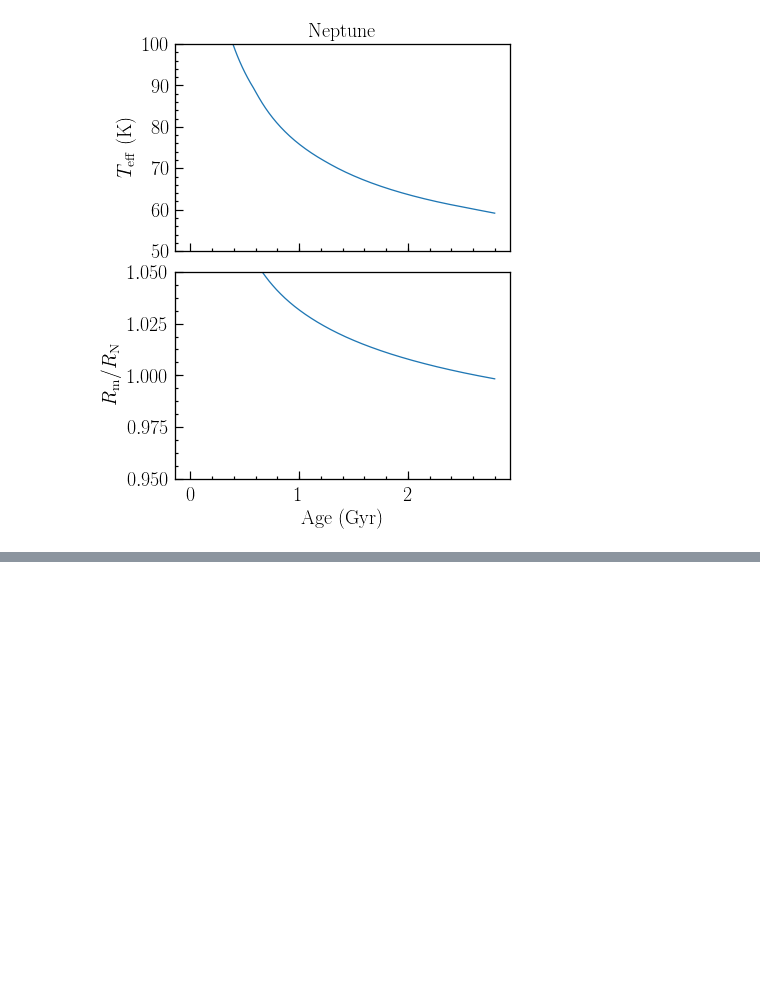
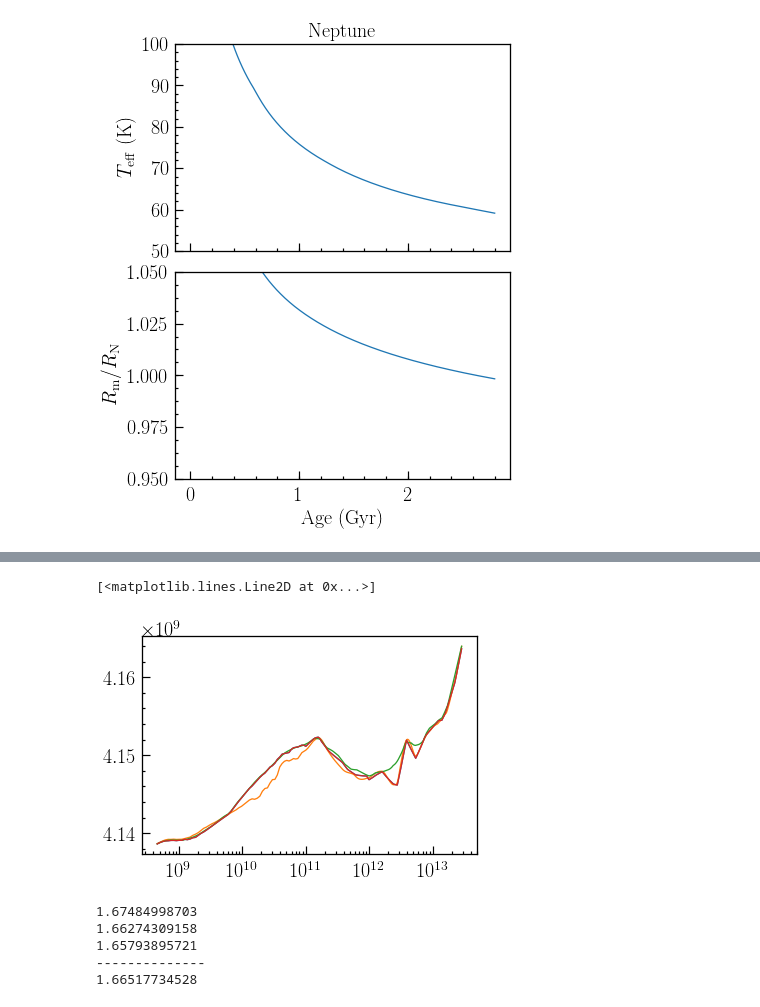
Before and after one commit to chkvch/ongp, a Jupyter notebook: un_test_suite.ipynb, the cells around one changed output, grey strips where cells are left out. Cells and saved outputs as stored; diff of their text form; code cells hidden in the pictures; blank space fills up the shorter version.

```diff
--- a/un_test_suite.ipynb
+++ b/un_test_suite.ipynb
@@ -180,0 +267,69 @@ Text(0.5,1,'Neptune')
+# %%
+import scipy.interpolate
+#    griddata
+#    LinearNDInterpolator
+#    NearestNDInterpolator
+#    CloughTocher2DInterpolator
+#    Rbf
+#    interp2d
+
+import reos_rhot
+_ = reos_rhot.eos()
+logp = np.log10(_.data['p'])
+logt = np.log10(_.data['t'])
+logs = np.log10(_.data['s'])
+
+a = scipy.interpolate.LinearNDInterpolator(np.array([logp, logt]).T, logs)
+b = scipy.interpolate.CloughTocher2DInterpolator(np.array([logp, logt]).T, logs)
+
+# 'multiquadric': sqrt((r/self.epsilon)**2 + 1)
+# 'inverse': 1.0/sqrt((r/self.epsilon)**2 + 1)
+# 'gaussian': exp(-(r/self.epsilon)**2)
+# 'linear': r
+# 'cubic': r**3
+# 'quintic': r**5
+# 'thin_plate': r**2 * log(r)
+
+# c = scipy.interpolate.Rbf(logp, logt, logs)
+# d = scipy.interpolate.Rbf(logp, logt, logs, function='gaussian')
+# e = scipy.interpolate.Rbf(logp, logt, logs, function='linear')
+
+# c = scipy.interpolate.interp2d(_.data['p'], _.data['t'], _.data['s'], kind='linear')
+# d = scipy.interpolate.interp2d(_.data['p'], _.data['t'], _.data['s'], kind='cubic')
+# e = scipy.interpolate.interp2d(_.data['p'], _.data['t'], _.data['s'], kind='quintic')
+
+# see what the entropy values are along a jupiter H/He adiabat
+
+plt.semilogx(j.p, 10**a(np.log10(j.p), np.log10(j.t)))
+plt.semilogx(j.p, 10**b(np.log10(j.p), np.log10(j.t)))
+
+import reos; reload(reos)
+__ = reos.eos('data')
+plt.semilogx(j.p[j.t>1e3], 10**__.get_logs(np.log10(j.p[j.t>1e3]), np.log10(j.t[j.t>1e3])))
+
+import reos_v2; reload(reos_v2)
+___ = reos_v2.eos()
+plt.semilogx(j.p[j.t>1e3], 10**___.get_logs(np.log10(j.p[j.t>1e3]), np.log10(j.t[j.t>1e3])))
+# %% [output]
+[<matplotlib.lines.Line2D at 0x...>]
+[figure, added]
+# %%
+import time
+import ongp; reload(ongp)
+et = 0.
+n = 3
+for i in np.arange(n):
+    t0 = time.time()
+    e = ongp.evol()
+    e.static(t1=165.)
+    dt = time.time() - t0
+    et += dt
+    print(dt)
+print('--------------')
+print(et / n)
+# %% [output]
+1.67484998703
+1.66274309158
+1.65793895721
+--------------
+1.66517734528
```
Also changed, not shown: parts of 9 cells of this notebook, 3 other files.
